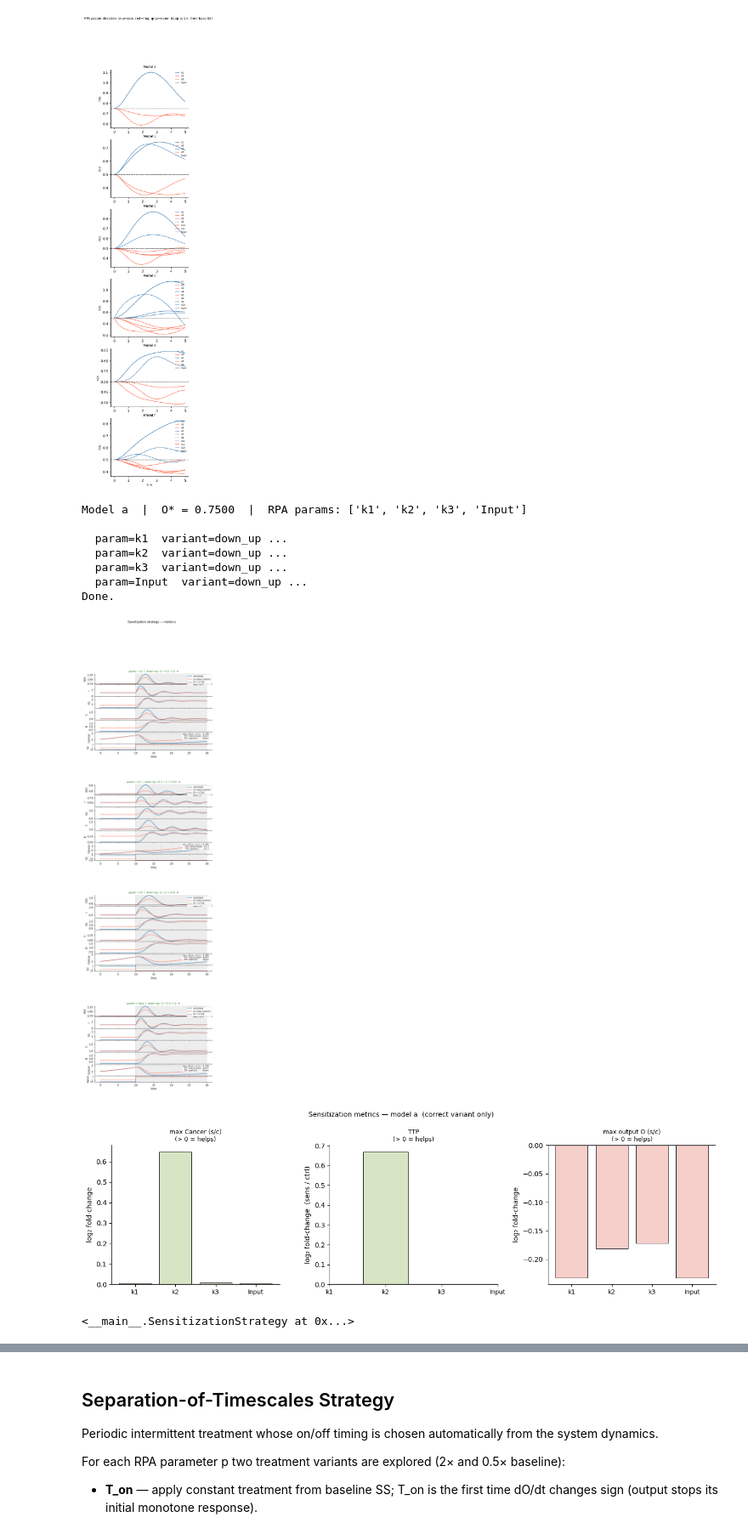
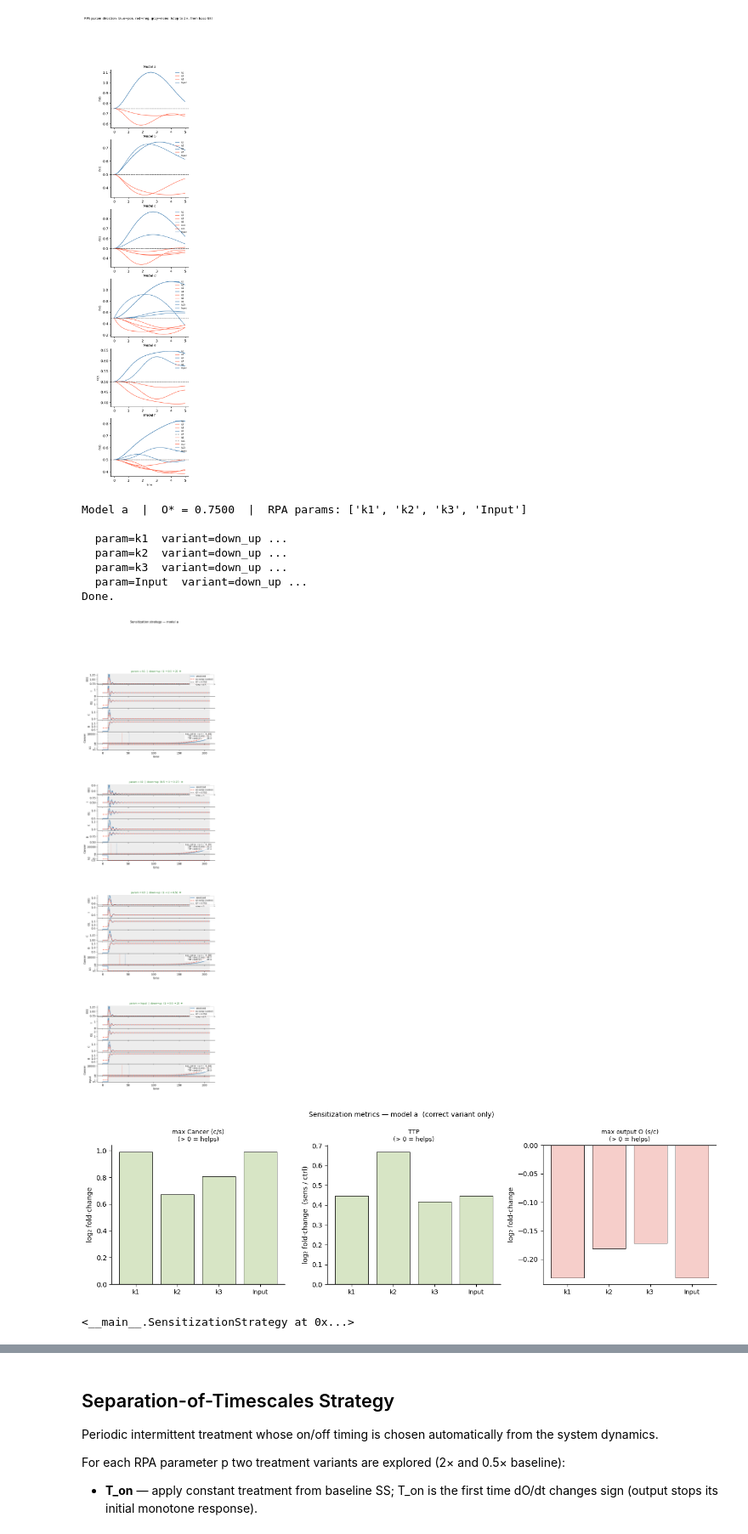
Before and after one commit to Liamir/autodiff-control, a Jupyter notebook: notebooks/rpa_model_class.ipynb, the cells around one changed output, grey strips where cells are left out. Shown at 85% size. Drawn from its saved outputs; the diff is of its cells as text; code cells hidden in the pictures.

Commit message:
figure4 amir

```diff
--- a/notebooks/rpa_model_class.ipynb
+++ b/notebooks/rpa_model_class.ipynb
@@ -1480,17 +1481,17 @@ Model f:
   none (O~): ['k7', 'k11']
 [figure]
 # %%
-run_sensitization_demo(model_a, ramp_duration=10.0, t_post=20.0, cancer_threshold=2.0, fast_prep=True, start_from_primed_ss=True, variant='down_up')
+run_sensitization_demo(model_a, ramp_duration=10.0, t_post=200.0, cancer_threshold=2.0, fast_prep=True, start_from_primed_ss=True, variant='down_up')
 # %% [output]
 Model a  |  O* = 0.7500  |  RPA params: ['k1', 'k2', 'k3', 'Input']
 
   param=k1  variant=down_up ...
   param=k2  variant=down_up ...
   param=k3  variant=down_up ...
   param=Input  variant=down_up ...
 Done.
-[figure, old version]
+[figure, new version]
-[figure, old version]
+[figure, new version]
 <__main__.SensitizationStrategy at 0x...>
 # %%
 from rpa_control.paths import save_fig
```
Also changed, not shown: parts of 2 cells of this notebook, 2 other files.
